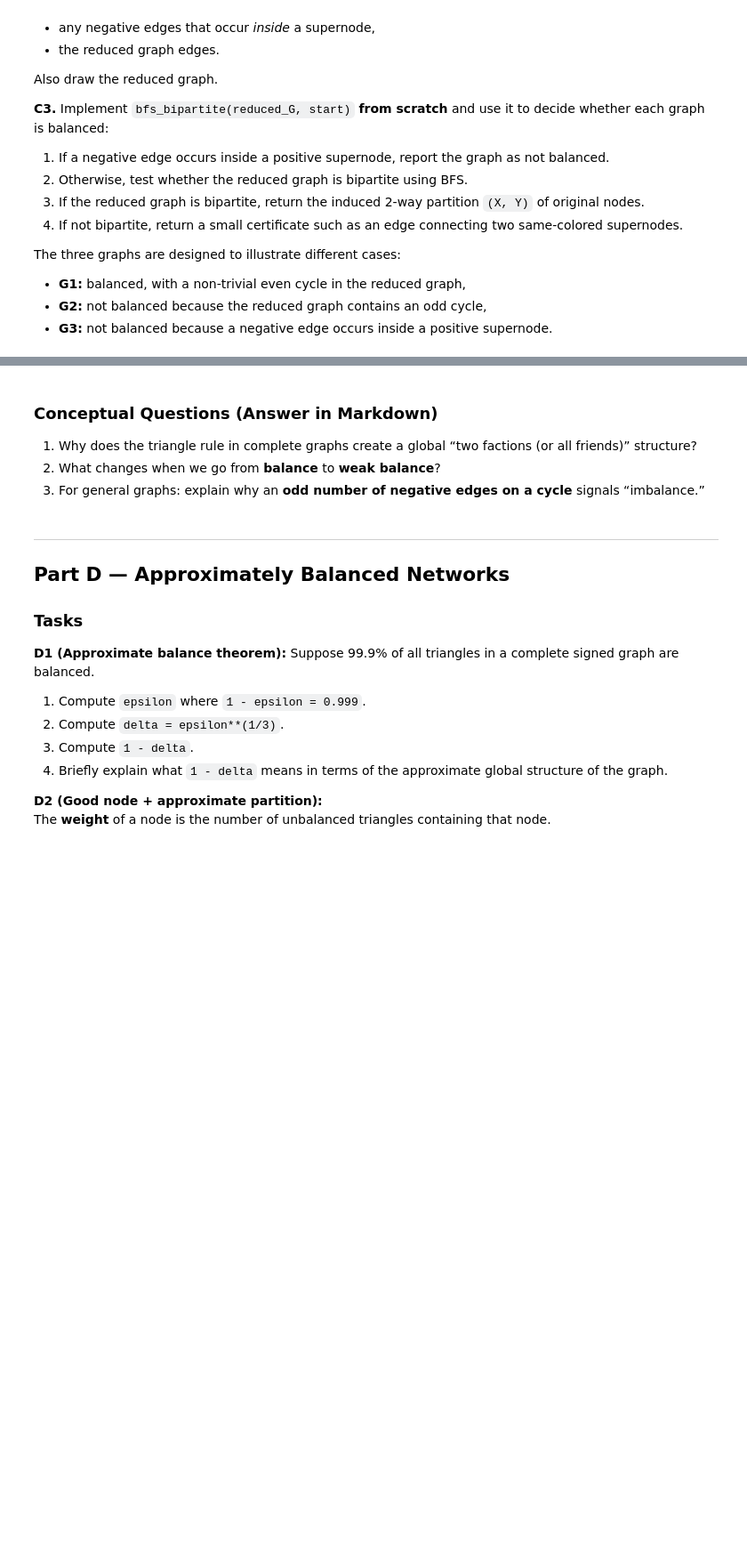
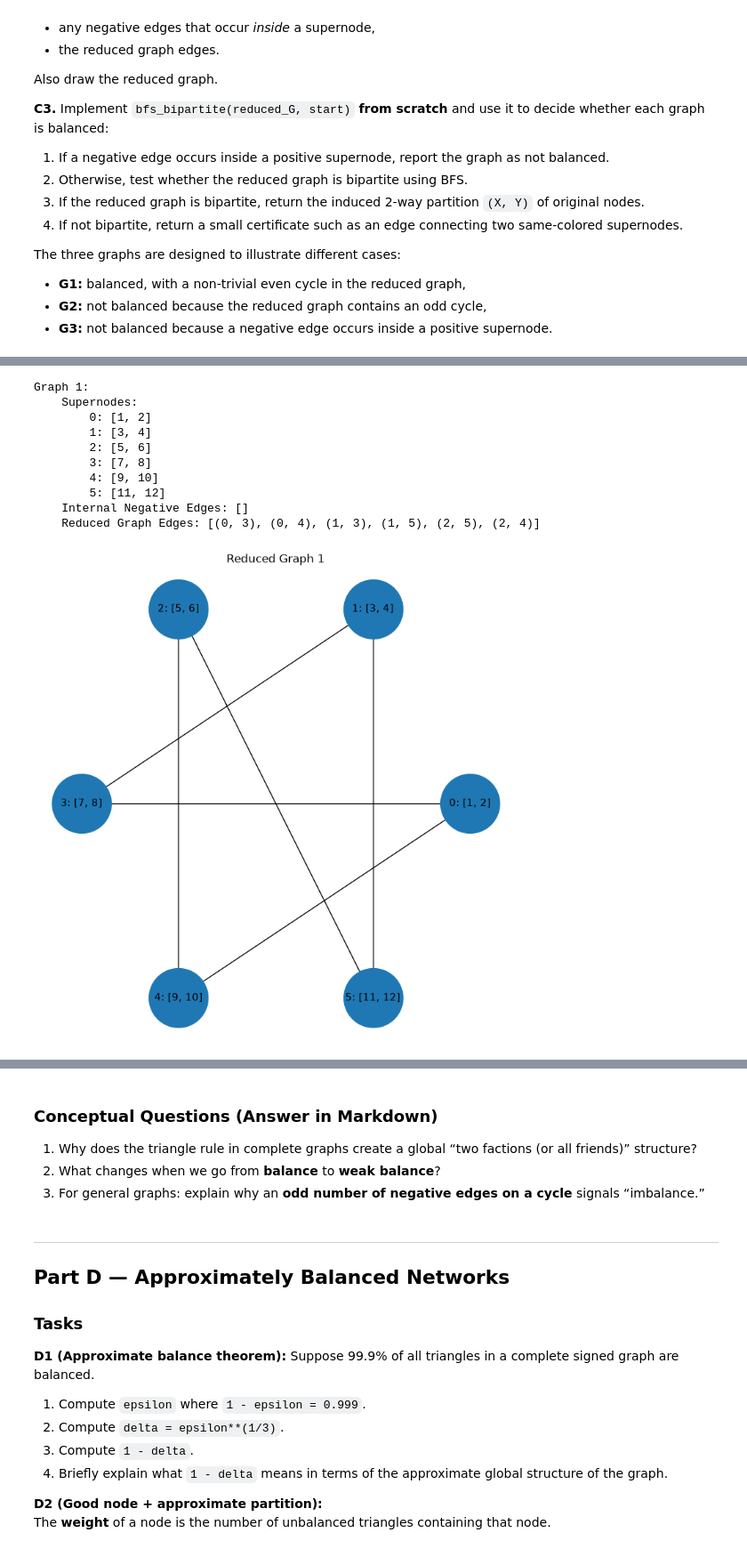
Before and after one commit to Guederas/CECS-427---Group-Project, a Jupyter notebook: Assignment3_427_Group_2.ipynb, the cells around one changed output, grey strips where cells are left out. Shown at 89% size. Cells and saved outputs as stored; diff of their text form; code cells hidden in the pictures; blank space fills up the shorter version.

```diff
--- a/Assignment3_427_Group_2.ipynb
+++ b/Assignment3_427_Group_2.ipynb
@@ -583,13 +580,13 @@ def draw_signed_graph(G, title=""):
     # Positive edges are solid and green.
     nx.draw_networkx_edges(
         G, pos, edgelist=pos_edges,
-        edge_color="green", style="solid", width=1.5
+        edge_color=edge_colors[1], style=edge_styles[1], width=1.5
     )
 
     # Negative edges are dashed and red.
     nx.draw_networkx_edges(
         G, pos, edgelist=neg_edges,
-        edge_color="red", style="dashed", width=1.5
+        edge_color=edge_colors[-1], style=edge_styles[-1], width=1.5
     )
 
     plt.title(title)
@@ -691,20 +688,77 @@ Graph 3:
 # %%
 # C2 — Supernode reduction + reduced graph
 
 def supernode_reduction(G):
     """Return:
       supernodes: list[set]   (positive-edge connected components)
       node_to_super: dict[node] -> int
       reduced_graph: nx.Graph (supernodes connected by negative edges)
       internal_negative_edges: list of negative edges inside a positive component
     """
-    # TODO
+    # Keep only the positive edges from the graph
+    positive_G = nx.Graph()
+    positive_G.add_nodes_from(G.nodes())
+
+    positive_edges = [(u, v) for u, v, data in G.edges(data=True) if data["sign"] == 1]
+    positive_G.add_edges_from(positive_edges)
+
+    # Supernodes will be the connected components of that new graph
+    supernodes = list(nx.connected_components(positive_G))
+
+    # Supernode number will be the index of our supernodes list
+    node_to_super = {}
+
+    for i, supernode in enumerate(supernodes):
+        for node in supernode:
+            node_to_super[node] = i
+
+    # The list of supernodes will make our reduced_G graph nodes
+    reduced_G = nx.Graph()
+    reduced_G.add_nodes_from(range(len(supernodes)))
+
+    # Iterating through the edges of G and comparing our supernodes will give us our internal negative edges list
+    internal_negative_edges = []
+    for u, v, data in G.edges(data=True):
+        if data["sign"] == -1:
+            if node_to_super[u] == node_to_super[v]:
+                # Negative edge inside one positive supernode
+                internal_negative_edges.append((u, v))
+            else:
+                # Negative edge between supernodes
+                reduced_G.add_edge(node_to_super[u], node_to_super[v])
+
     return supernodes, node_to_super, reduced_G, internal_negative_edges
 
 
-# TODO: run reduction for G1, G2, and G3 and print:
-# - supernodes
-# - internal negative edges
-# - reduced graph edges
-#
-# Also draw each reduced graph.
+# Get reduced results from our function
+reductions = [supernode_reduction(G1), supernode_reduction(G2), supernode_reduction(G3)]
+
+# Print results
+for i, (supernodes, node_to_super, reduced_G, internal_negative_edges) in enumerate(reductions, start=1):
+    print(f"Graph {i}:")
+    print(f"    Supernodes:")
+    for j, supernode in enumerate(supernodes):
+        print(f"        {j}: {sorted(supernode)}")
+    print(f"    Internal Negative Edges: {internal_negative_edges}")
+    print(f"    Reduced Graph Edges: {list(reduced_G.edges())}")
+
+    # Draw the graph
+    plt.figure(figsize=(7, 7))
+    pos = nx.circular_layout(reduced_G)
+    labels = {node: f"{node}: {sorted(supernodes[node])}" for node in reduced_G.nodes()}
+
+    nx.draw(reduced_G, pos, labels=labels, with_labels=True, node_size=4000, font_size=11)
+    plt.title(f"Reduced Graph {i}")
+    plt.show()
+# %% [output]
+Graph 1:
+    Supernodes:
+        0: [1, 2]
+        1: [3, 4]
+        2: [5, 6]
+        3: [7, 8]
+        4: [9, 10]
+        5: [11, 12]
+    Internal Negative Edges: []
+    Reduced Graph Edges: [(0, 3), (0, 4), (1, 3), (1, 5), (2, 5), (2, 4)]
+[figure, added]
```
Also changed, not shown: parts of 10 cells of this notebook, 1 other file.
